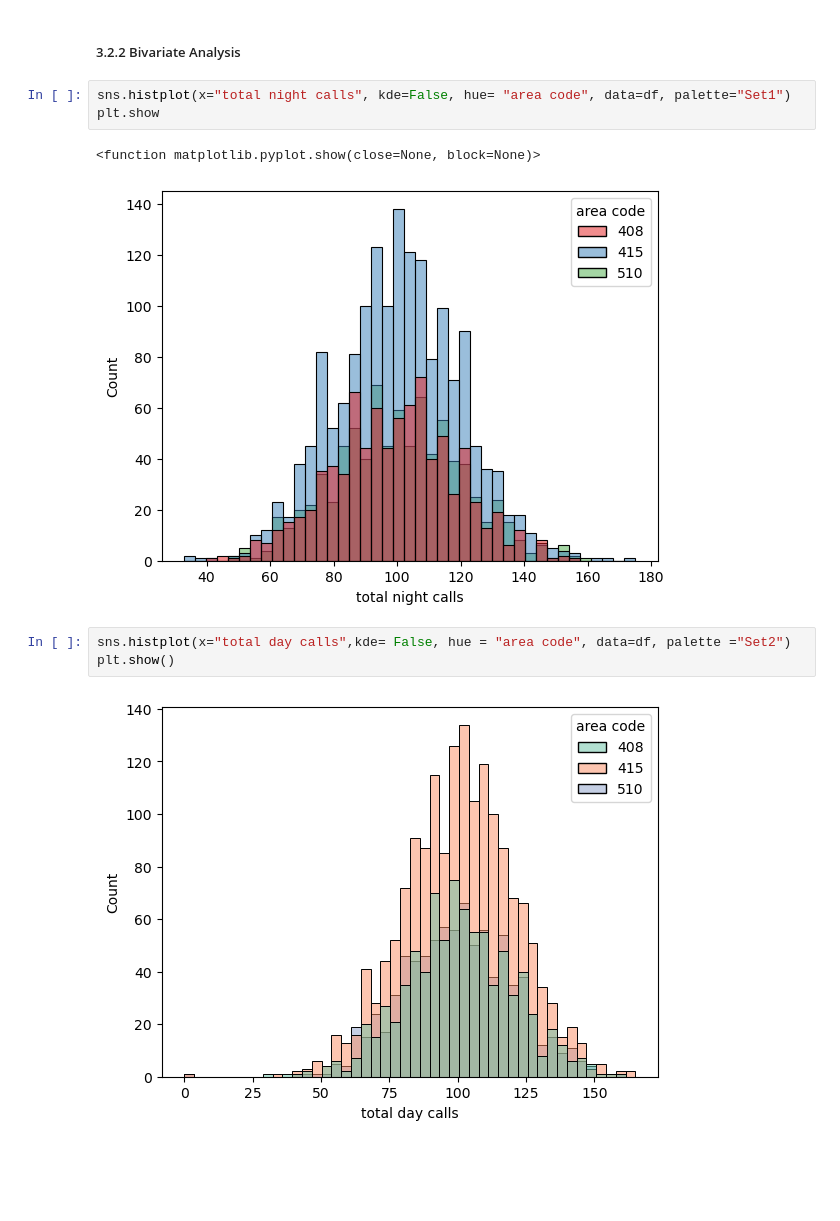
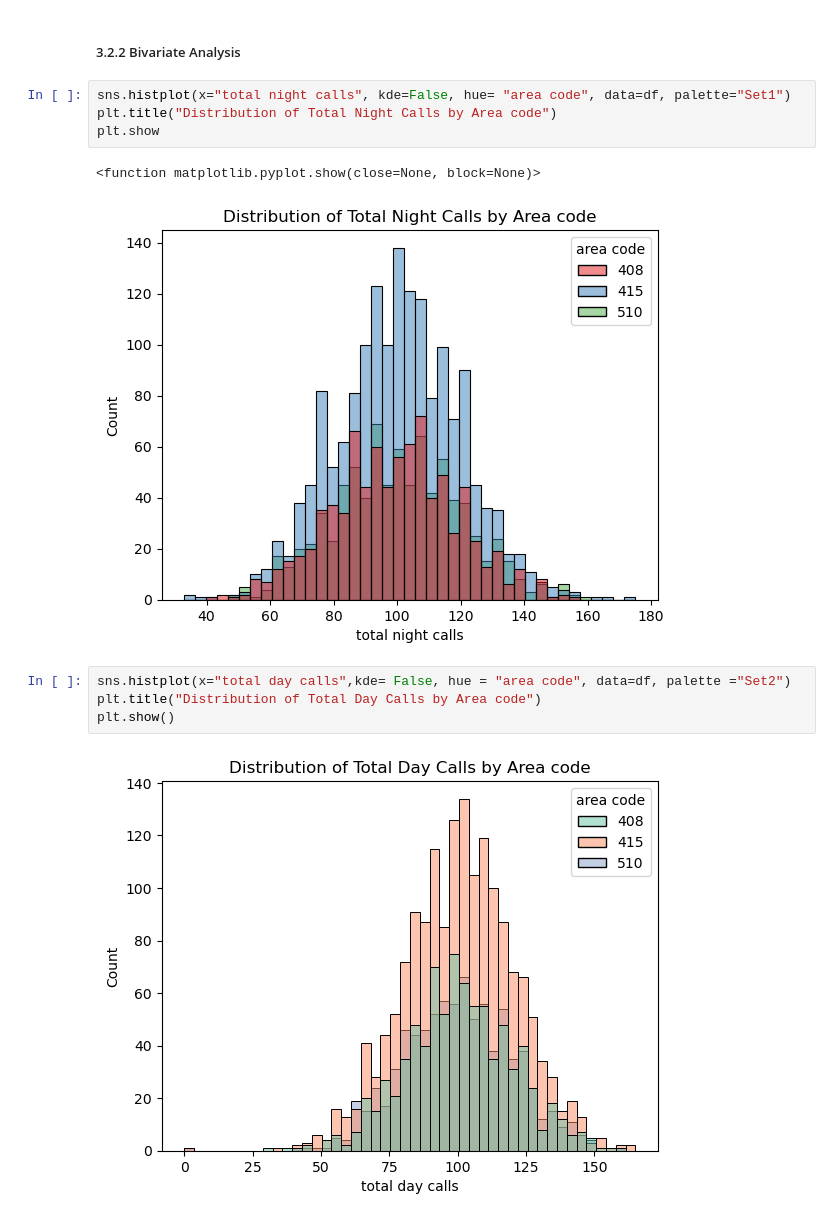
Before and after one commit to Isaac-Munyaka/Phase_3_project, a Jupyter notebook: customer_churn_prediction.ipynb, the cells around one changed output. Drawn from its saved outputs; the diff is of its cells as text; blank space fills up the shorter version.

```diff
--- a/customer_churn_prediction.ipynb
+++ b/customer_churn_prediction.ipynb
@@ -273,12 +273,14 @@ plt.show()
 ##### 3.2.2 Bivariate Analysis
 # %%
 sns.histplot(x="total night calls", kde=False, hue= "area code", data=df, palette="Set1")
+plt.title("Distribution of Total Night Calls by Area code")
 plt.show
 # %% [output]
 <function matplotlib.pyplot.show(close=None, block=None)>
-[figure, old version]
+[figure, new version]
 # %%
 sns.histplot(x="total day calls",kde= False, hue = "area code", data=df, palette ="Set2")
+plt.title("Distribution of Total Day Calls by Area code")
 plt.show()
 # %% [output]
-[figure, old version]
+[figure, new version]
```
Also changed, not shown: parts of 1 cell of this notebook.
